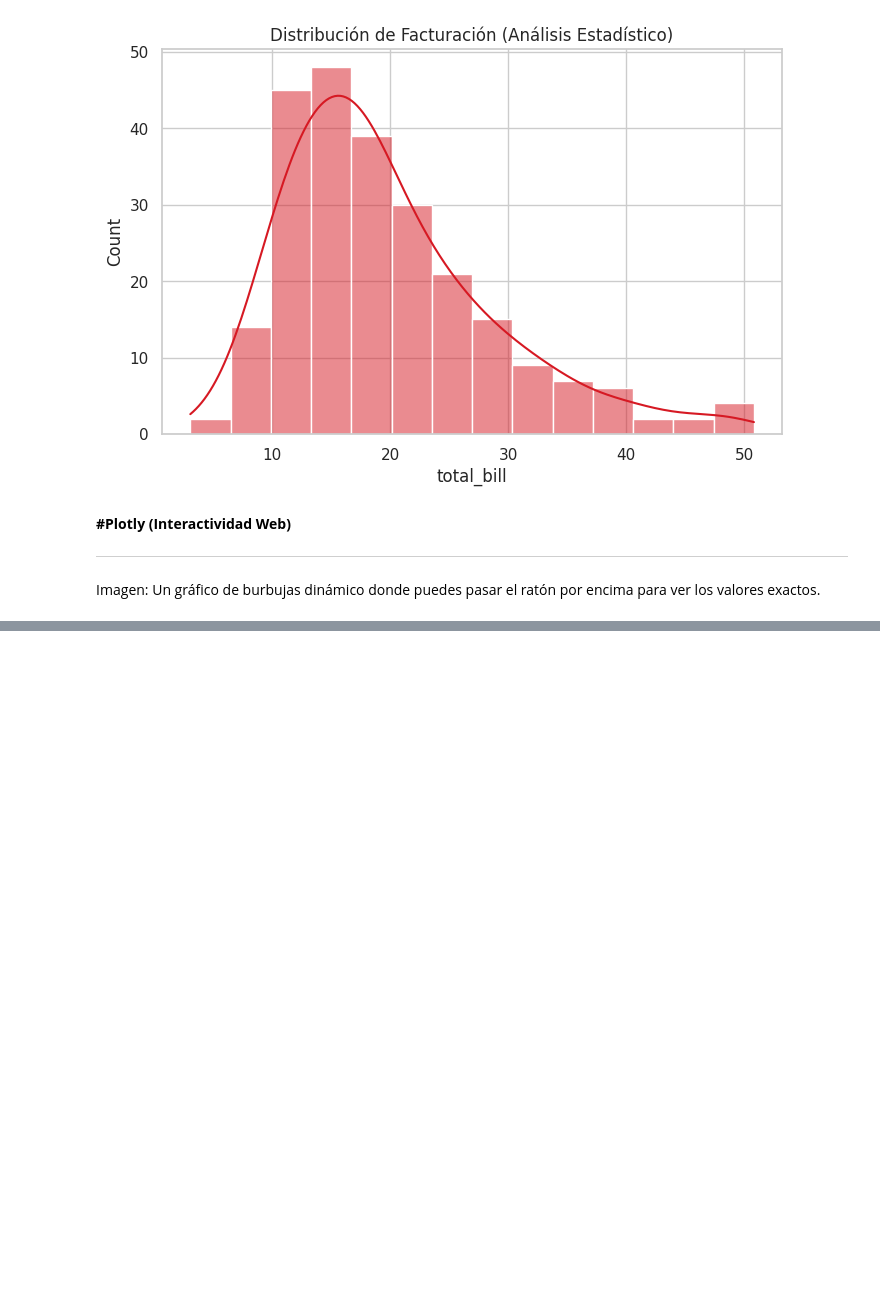
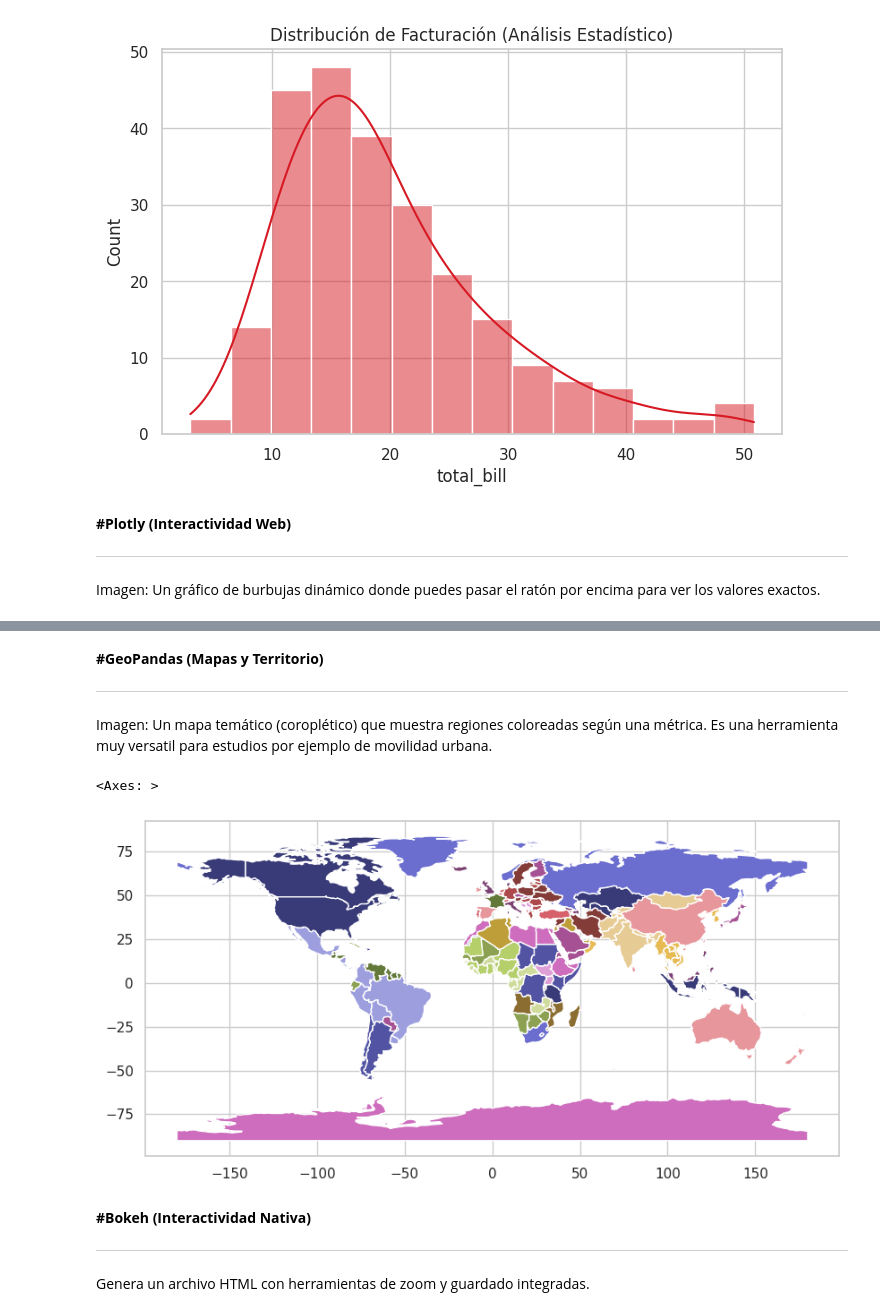
Before and after one commit to acolivera/colabs_VdD, a Jupyter notebook: modulo2_ejemplos_python.ipynb, the cells around one changed output, grey strips where cells are left out. Saved outputs shown, nothing was run; the diff lists cells and outputs as text; code cells hidden in the pictures; blank space fills up the shorter version.

```diff
--- a/modulo2_ejemplos_python.ipynb
+++ b/modulo2_ejemplos_python.ipynb
@@ -65,3 +86,31 @@ fig.update_layout(title='Esperanza de Vida vs PBI (Interactivo)')
 fig.show()
 # %% [output]
 [interactive output not drawn]
+# %% [markdown]
+**#GeoPandas (Mapas y Territorio)**
+
+
+---
+
+
+Imagen: Un mapa temático (coroplético) que muestra regiones coloreadas según una métrica. Es una herramienta muy versatil para estudios por ejemplo de movilidad urbana.
+# %%
+import geopandas as gpd
+import matplotlib.pyplot as plt
+
+# Carga de mapa de países
+path = "/content/sample_data/ne_110m_admin_0_countries.shp" #en el directorio de trabajo content/sample_data
+world = gpd.read_file(path)
+
+world.plot(legend=True, cmap='tab20b', figsize=(10, 6))
+# %% [output]
+<Axes: >
+[figure, added]
+# %% [markdown]
+**#Bokeh (Interactividad Nativa)**
+
+
+---
+
+
+Genera un archivo HTML con herramientas de zoom y guardado integradas.
```
Also changed, not shown: parts of 14 cells of this notebook.
